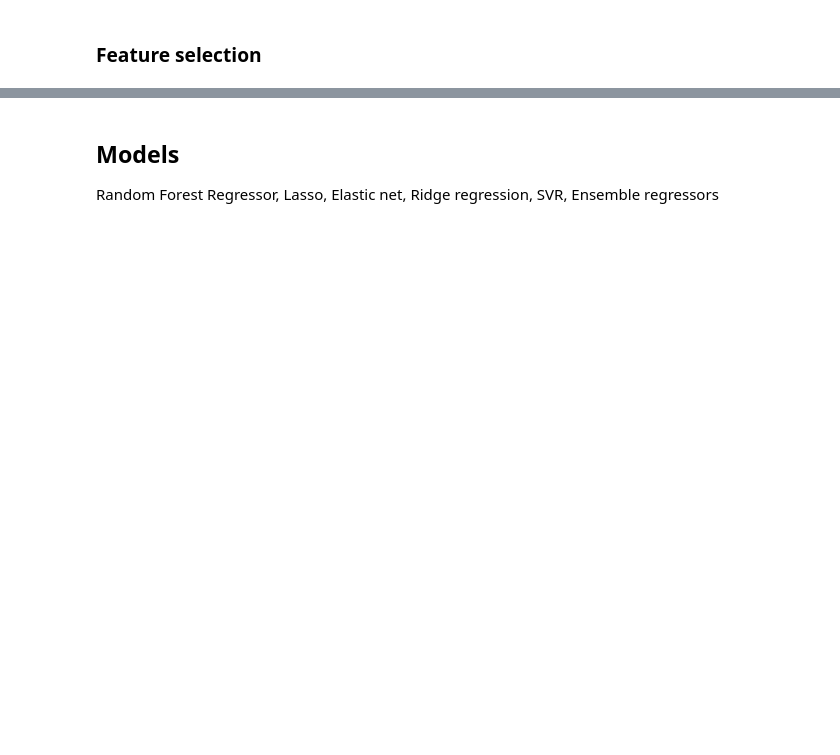
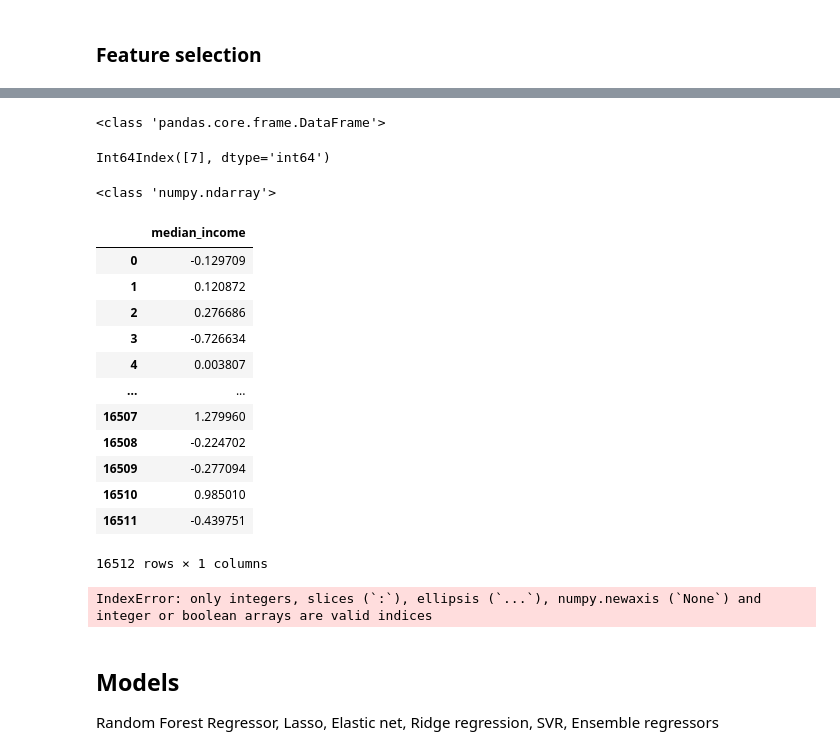
Before and after one commit to karinsandraerika/ML_housing, a Jupyter notebook: HOUSING.ipynb, the cells around one changed output, grey strips where cells are left out. Cells and saved outputs as stored; diff of their text form; code cells hidden in the pictures; blank space fills up the shorter version.

```diff
--- a/HOUSING.ipynb
+++ b/HOUSING.ipynb
@@ -249,0 +291,3 @@ feature_importances
+# %%
+feature_importance_df = feature_importance_df.sort_values(by="Importance", ascending=False)
+print(feature_importance_df)
@@ -250,3 +312,43 @@ feature_importances
+# %%
+print(type(feature_importance_df))
+# %% [output]
+<class 'pandas.core.frame.DataFrame'>
+# %%
+top_feature_indices = feature_importance_df.index[:1]
+top_feature_indices
+# %% [output]
+Int64Index([7], dtype='int64')
+# %%
+top_feature_names = feature_importance_df["Feature"][:1].tolist()
+# %%
+print(type(X_train_transf_onehot))
+# %% [output]
+<class 'numpy.ndarray'>
+# %%
+X_train_selected = X_train_transf_onehot[:, top_feature_indices]
+# %%
+X_train_selected_df = pd.DataFrame(X_train_selected, columns=top_feature_names)
+X_train_selected_df
+# %% [output]
+|  | median_income |
+| 0 | -0.129709 |
+| 1 | 0.120872 |
+| 2 | 0.276686 |
+| 3 | -0.726634 |
+| 4 | 0.003807 |
+| ... | ... |
+| 16507 | 1.279960 |
+| 16508 | -0.224702 |
+| 16509 | -0.277094 |
+| 16510 | 0.985010 |
+| 16511 | -0.439751 |
+16512 rows × 1 columns
+# %%
+features_to_keep = ['median_income', 'ocean_proximity_INLAND', 'population_per_household', 'longitude',
+                    'latitude', 'housing_median_age', 'rooms_per_household', 'bedrooms_per_rooms']
+X_train_transf_onehot_sel = X_train_transf_onehot[features_to_keep]
+# %% [output]
+IndexError: only integers, slices (`:`), ellipsis (`...`), numpy.newaxis (`None`) and integer or boolean arrays are valid indices
 # %% [markdown]
 ## Models
 Random Forest Regressor, Lasso, Elastic net, Ridge regression, SVR, Ensemble regressors
```
Also changed, not shown: parts of 18 cells of this notebook, 1 other file.
